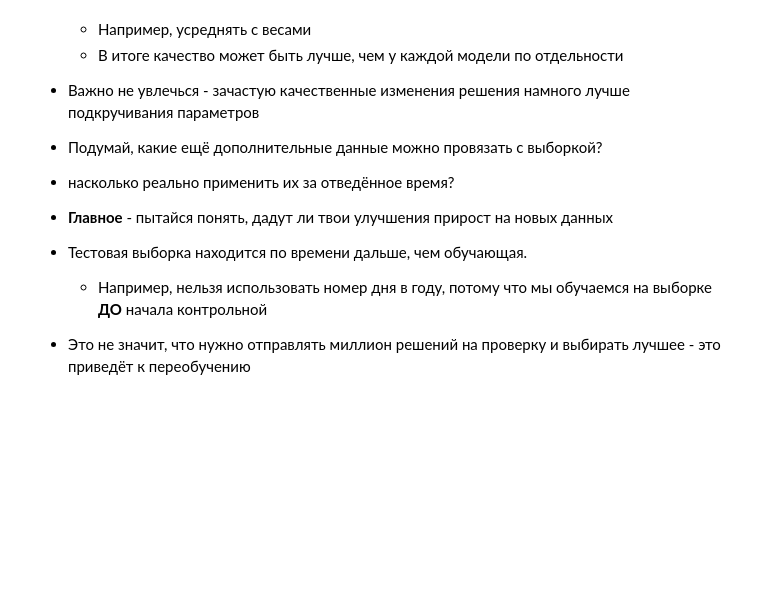
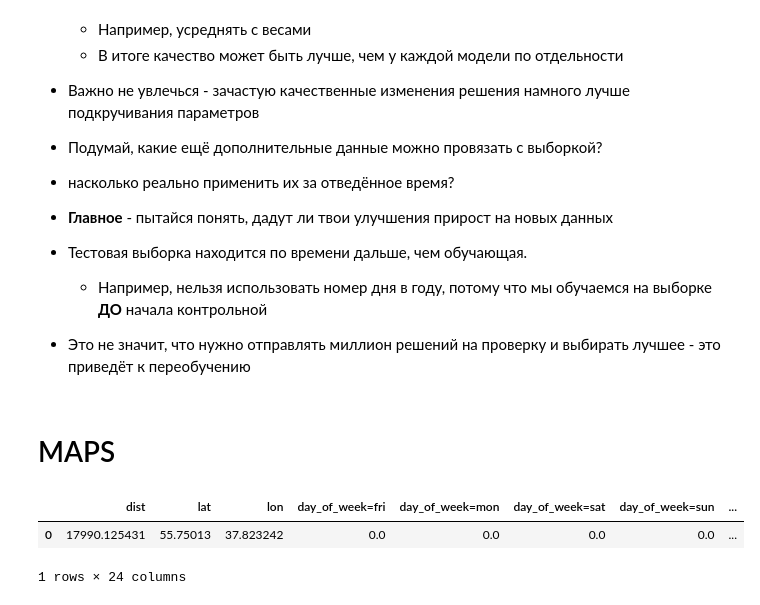
Before and after one commit to ibrahim85/data-night, a Jupyter notebook: HSE-DataNight-StarterKit-master/sanek.ipynb, the cells around one changed output. Drawn from its saved outputs; the diff is of its cells as text; code cells hidden in the pictures; blank space fills up the shorter version.

```diff
--- a/HSE-DataNight-StarterKit-master/sanek.ipynb
+++ b/HSE-DataNight-StarterKit-master/sanek.ipynb
@@ -15,2 +13,2 @@ data_readed = pd.DataFrame.from_csv("../train.csv")
 # %%
-data = data_readed.copy()
+data = data_read.copy()
@@ -26,14 +14,0 @@ data.head(5)
-# %%
-# бинарный -> 0 , 1
-colname = 'driver_found'
-dmap = {True: 1, False: 0}
-data[colname+'01'] = data[colname].map(dmap)
-data[colname] = data[colname+'01']
-del data[colname+'01']
-# %%
-# бинарный -> 0 , 1
-colname = 'burned'
-dmap = {True: 1, False: 0}
-data[colname+'01'] = data[colname].map(dmap)
-data[colname] = data[colname+'01']
-del data[colname+'01']
@@ -106,7 +89,7 @@ def preprocess_data(X_raw):
     return Xfull
 # %%
 #обработаем данные
-x_col = [ 'dist','due', 'lat','lon','f_class','s_class','t_class',]
+x_col = ['dist', 'due', 'lat', 'lon', 'f_class', 's_class', 't_class']
 X = data[x_col]
 y = data['burned'].values
 
@@ -224,3 +219,11 @@ generate_submission(preprocess_data,model,"submission.csv")
  * Тестовая выборка находится по времени дальше, чем обучающая.
    * Например, нельзя использовать номер дня в году, потому что мы обучаемся на выборке __ДО__ начала контрольной
  * Это не значит, что нужно отправлять миллион решений на проверку и выбирать лучшее - это приведёт к переобучению
+# %% [markdown]
+# MAPS
+# %%
+X.head(1)
+# %% [output]
+|  | dist | lat | lon | day_of_week=fri | day_of_week=mon | day_of_week=sat | day_of_week=sun | ... |
+| 0 | 17990.125431 | 55.75013 | 37.823242 | 0.0 | 0.0 | 0.0 | 0.0 | ... |
+1 rows × 24 columns
```
Also changed, not shown: parts of 15 cells of this notebook.
